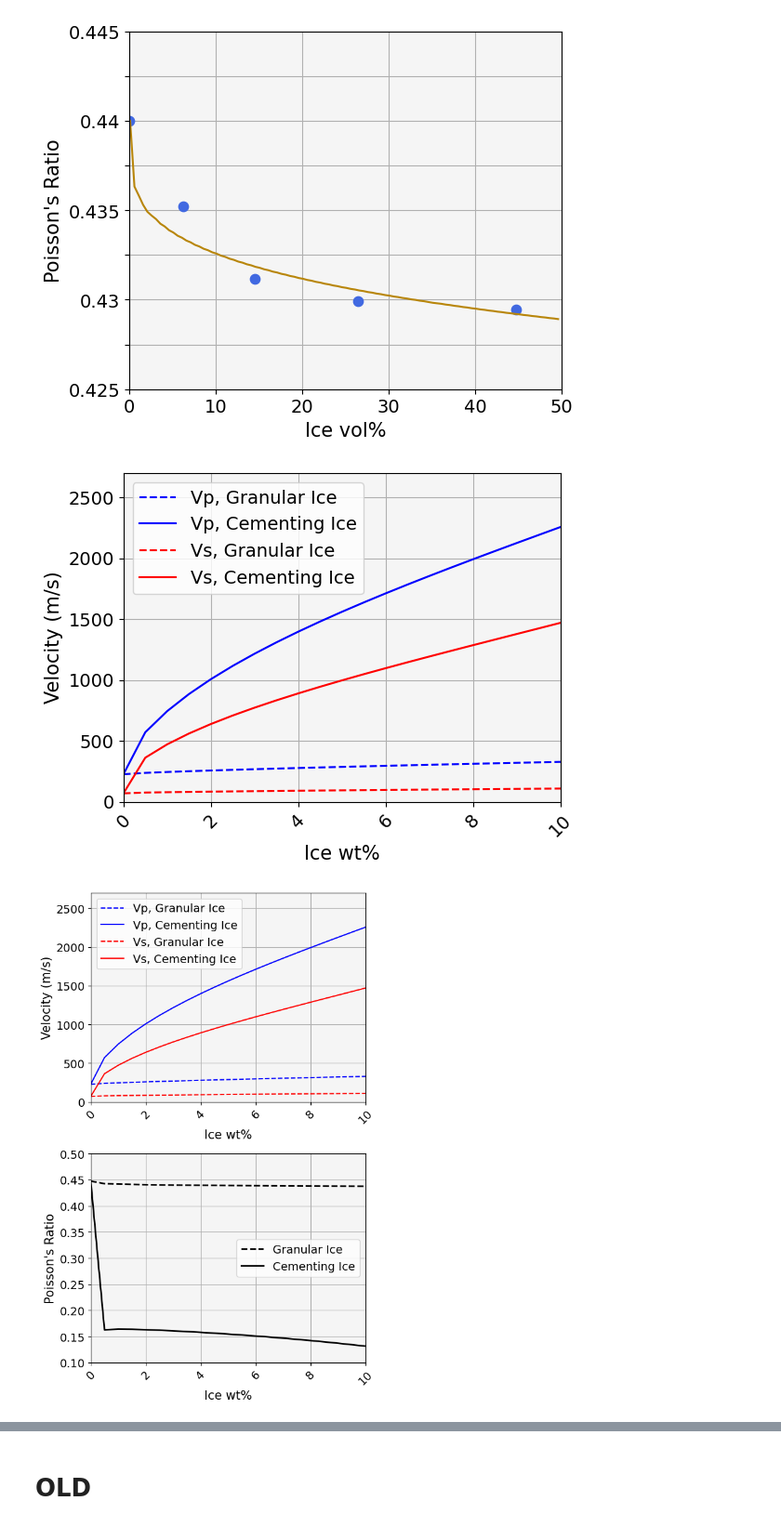
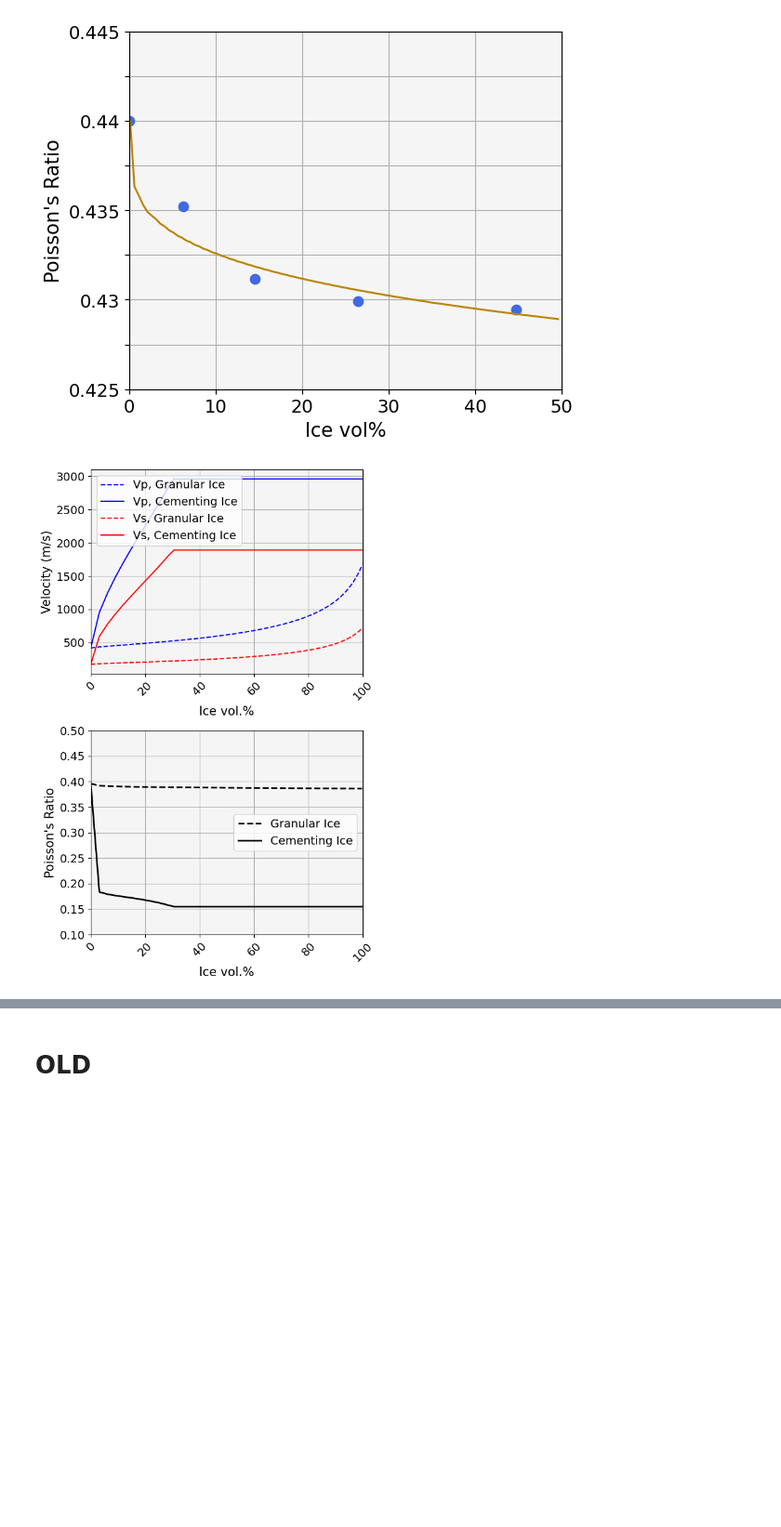
Before and after one commit to astroChance/LunarIce, a Jupyter notebook: notebooks/Icy_Regolith_Modeling.ipynb, the cells around one changed output, grey strips where cells are left out. Shown at 93% size. Saved outputs shown, nothing was run; the diff lists cells and outputs as text; code cells hidden in the pictures; blank space fills up the shorter version.

```diff
--- a/notebooks/Icy_Regolith_Modeling.ipynb
+++ b/notebooks/Icy_Regolith_Modeling.ipynb
@@ -1522,11 +1687,13 @@ plt.show()
 Show velocity vs ice concentration at constant pressure/porosity
 """
 
-plot_por = 0.45
+plot_por = 0.3
 pressure = pressures[0]
+contact_ratio = contact_ratios[0]
 max_cement = 0.1
-plot_ice_percs_wt = np.arange(0, 0.11, 0.005)
-plot_ice_percs_vol = [(i/ice_dens) / ((i/ice_dens)+((1-i)/eff_min_density)) for i in plot_ice_percs_wt]
+# plot_ice_percs_wt = np.arange(0, 0.11, 0.005)
+plot_ice_percs_wt = np.arange(0, 1., 0.01)
+plot_ice_percs_vol = np.array([(i/ice_dens) / ((i/ice_dens)+((1-i)/eff_min_density)) for i in plot_ice_percs_wt])
 
 keff, ueff = rp.models.bachrach_angular(effective_mineral_k, effective_mineral_u,
                                         critical_porosity, C, pressure,
@@ -1611,70 +1778,69 @@ cemented_pr = rp.elastic.poisson_vel(cemented_vp, cemented_vs)
 
 
 ## Single plot
-fig, ax = plt.subplots(nrows=1, ncols=1, figsize=(6,4.5))
-xlims = (0, 10)
-gran_ls = "--"
-cem_ls = "-"
-ax.plot(plot_ice_percs_wt*100, granular_vp, ls=gran_ls, color="blue", label="Vp, Granular Ice")
-ax.plot(plot_ice_percs_wt*100, cemented_vp, ls=cem_ls, color="blue", label="Vp, Cementing Ice")
-ax.plot(plot_ice_percs_wt*100, granular_vs, ls=gran_ls, color="red", label="Vs, Granular Ice")
-ax.plot(plot_ice_percs_wt*100, cemented_vs, ls=cem_ls, color="red", label="Vs, Cementing Ice")
-ax.set(xlim=(xlims[0], xlims[1]),
-          ylim=(0,2700),
-           facecolor="whitesmoke",
-           axisbelow=True)
-ax.set_xlabel("Ice wt%", fontsize=15)
-ax.set_ylabel("Velocity (m/s)", fontsize=15)
-ax.tick_params(axis='both', labelsize=14)
-ax.tick_params(axis='x', rotation=45)
-ax.grid("both")
-ax.legend(fontsize=14)
-plt.tight_layout()
-plt.show()
+# fig, ax = plt.subplots(nrows=1, ncols=1, figsize=(6,4.5))
+# xlims = (0, 100)
+# gran_ls = "--"
+# cem_ls = "-"
+# ax.plot(plot_ice_percs_wt*100, granular_vp, ls=gran_ls, color="blue", label="Vp, Granular Ice")
+# ax.plot(plot_ice_percs_wt*100, cemented_vp, ls=cem_ls, color="blue", label="Vp, Cementing Ice")
+# ax.plot(plot_ice_percs_wt*100, granular_vs, ls=gran_ls, color="red", label="Vs, Granular Ice")
+# ax.plot(plot_ice_percs_wt*100, cemented_vs, ls=cem_ls, color="red", label="Vs, Cementing Ice")
+# ax.set(xlim=(xlims[0], xlims[1]),
+#           # ylim=(0,2700),
+#            facecolor="whitesmoke",
+#            axisbelow=True)
+# ax.set_xlabel("Ice wt.%", fontsize=15)
+# ax.set_ylabel("Velocity (m/s)", fontsize=15)
+# ax.tick_params(axis='both', labelsize=14)
+# ax.tick_params(axis='x', rotation=45)
+# ax.grid("both")
+# ax.legend(fontsize=14)
+# plt.tight_layout()
+# plt.show()
 # plt.savefig("../../../Research Work/Papers/pub2/pub2_figs/vp_vs_ice.jpg", dpi=1000, bbox_inches = "tight")
 
 
 
 ## Double plot
 fig, ax = plt.subplots(nrows=2, ncols=1, figsize=(6,9))
-xlims = (0, 10)
+xlims = (0, 100)
 gran_ls = "--"
 cem_ls = "-"
 
-ax[0].plot(plot_ice_percs_wt*100, granular_vp, ls=gran_ls, color="blue", label="Vp, Granular Ice")
-ax[0].plot(plot_ice_percs_wt*100, cemented_vp, ls=cem_ls, color="blue", label="Vp, Cementing Ice")
-ax[0].plot(plot_ice_percs_wt*100, granular_vs, ls=gran_ls, color="red", label="Vs, Granular Ice")
-ax[0].plot(plot_ice_percs_wt*100, cemented_vs, ls=cem_ls, color="red", label="Vs, Cementing Ice")
+ax[0].plot(plot_ice_percs_vol*100, granular_vp, ls=gran_ls, color="blue", label="Vp, Granular Ice")
+ax[0].plot(plot_ice_percs_vol*100, cemented_vp, ls=cem_ls, color="blue", label="Vp, Cementing Ice")
+ax[0].plot(plot_ice_percs_vol*100, granular_vs, ls=gran_ls, color="red", label="Vs, Granular Ice")
+ax[0].plot(plot_ice_percs_vol*100, cemented_vs, ls=cem_ls, color="red", label="Vs, Cementing Ice")
 ax[0].set(xlim=(xlims[0], xlims[1]),
-          ylim=(0,2700),
+          # ylim=(0,2700),
            facecolor="whitesmoke",
            axisbelow=True)
-ax[0].set_xlabel("Ice wt%", fontsize=15)
+ax[0].set_xlabel("Ice vol.%", fontsize=15)
 ax[0].set_ylabel("Velocity (m/s)", fontsize=15)
 ax[0].tick_params(axis='both', labelsize=14)
 ax[0].tick_params(axis='x', rotation=45)
 ax[0].grid("both")
 ax[0].legend(fontsize=14)
 
 
-ax[1].plot(plot_ice_percs_wt*100, granular_pr, ls=gran_ls, color="black", label="Granular Ice", lw=2)
-ax[1].plot(plot_ice_percs_wt*100, cemented_pr, ls=cem_ls, color="black", label="Cementing Ice", lw=2)
+ax[1].plot(plot_ice_percs_vol*100, granular_pr, ls=gran_ls, color="black", label="Granular Ice", lw=2)
+ax[1].plot(plot_ice_percs_vol*100, cemented_pr, ls=cem_ls, color="black", label="Cementing Ice", lw=2)
 ax[1].set(xlim=(xlims[0], xlims[1]),
           ylim=(0.1, 0.5),
            facecolor="whitesmoke",
            axisbelow=True)
-ax[1].set_xlabel("Ice wt%", fontsize=15)
+ax[1].set_xlabel("Ice vol.%", fontsize=15)
 ax[1].set_ylabel("Poisson's Ratio", fontsize=15)
 ax[1].tick_params(axis='both', labelsize=14)
 ax[1].tick_params(axis='x', rotation=45)
 ax[1].grid("both")
 ax[1].legend(loc="center right", fontsize=14)
 
 plt.tight_layout()
 plt.show()
 # %% [output]
-[figure, old version]
+[figure, new version]
-[figure, removed]
 # %%
 """
 Create 1D velocity models
```
Also changed, not shown: parts of 13 cells of this notebook, 2 other files.
